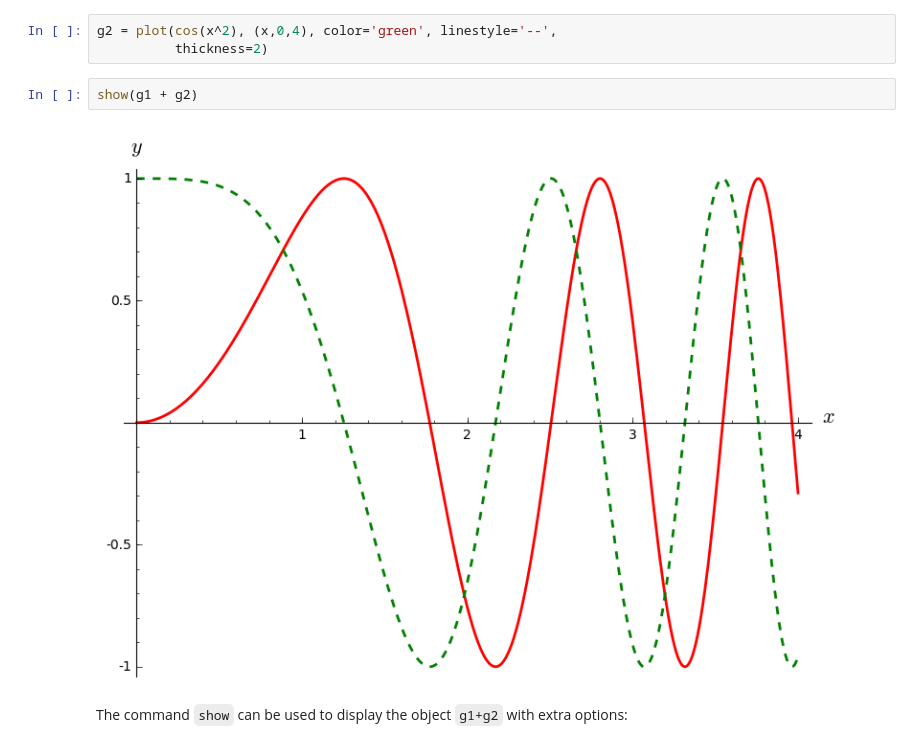
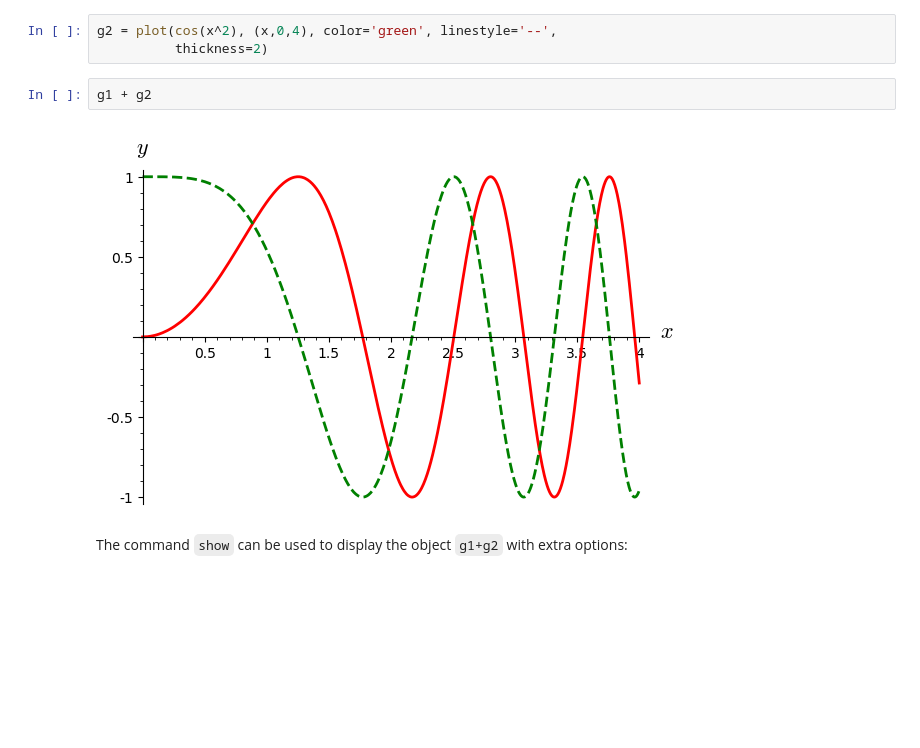
Before and after one commit to egourgoulhon/SageMathTour, a Jupyter notebook: Notebooks/plot_tour_2D.ipynb, the cells around one changed output. Saved outputs shown, nothing was run; the diff lists cells and outputs as text; blank space fills up the shorter version.

```diff
--- a/Notebooks/plot_tour_2D.ipynb
+++ b/Notebooks/plot_tour_2D.ipynb
@@ -43,10 +43,10 @@ Plot objects can be added:
 # %%
 g2 = plot(cos(x^2), (x,0,4), color='green', linestyle='--',
           thickness=2)
-# %%
-show(g1 + g2)
-# %% [output]
-[figure, removed]
+# %%
+g1 + g2
+# %% [output]
+[figure, added]
 # %% [markdown]
 The command `show` can be used to display the object `g1+g2` with extra options:
 # %%
```
Also changed, not shown: parts of 32 cells of this notebook, 2 other files.
